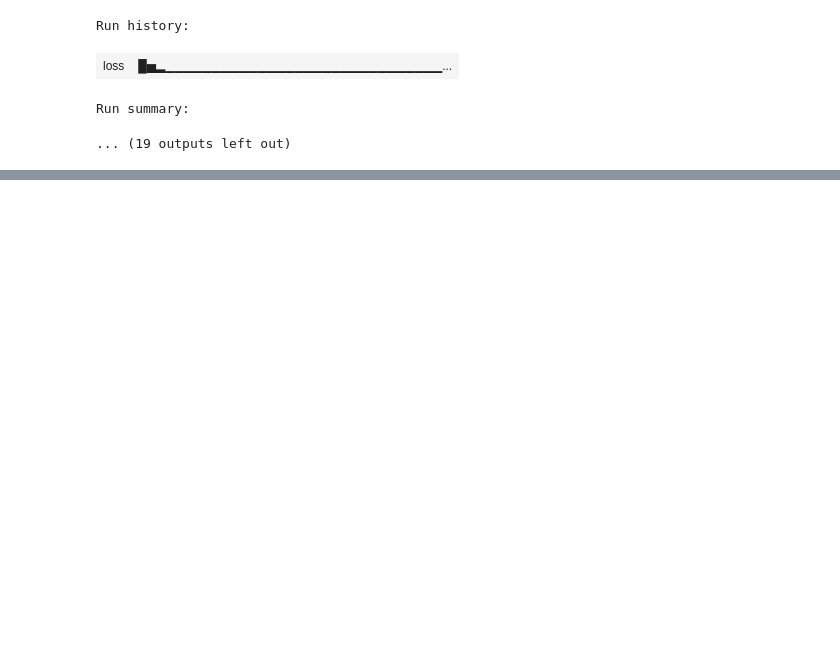
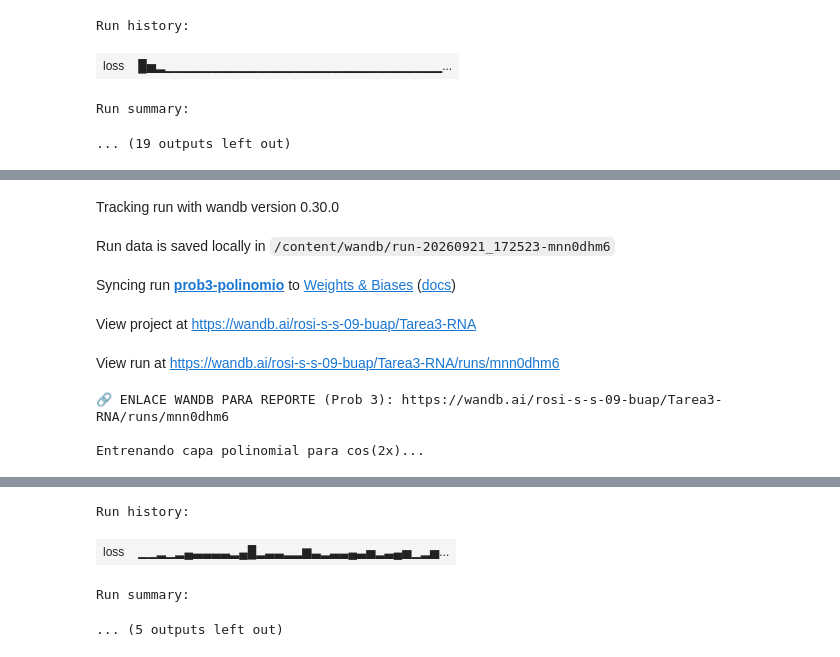
Before and after one commit to RossSS09/Tarea3-Redes-Neuronales-EDOs, a Jupyter notebook: Tarea3_Redes_Neuronales.ipynb, the cells around one changed output, grey strips where cells are left out. Cells and saved outputs as stored; diff of their text form; code cells hidden in the pictures; blank space fills up the shorter version.

Commit message:
Commit: Implementa capa entrenable de polinomio grado 3 para cos(2x)

```diff
--- a/Tarea3_Redes_Neuronales.ipynb
+++ b/Tarea3_Redes_Neuronales.ipynb
@@ -136,3 +136,66 @@ Run history:
 | loss | █▅▂▁▁▁▁▁▁▁▁▁▁▁▁▁▁▁▁▁▁▁▁▁▁▁▁▁▁▁▁▁▁... |
 Run summary:
 ... (19 outputs left out)
+# %%
+import numpy as np
+import tensorflow as tf
+import matplotlib.pyplot as plt
+import wandb
+
+# 1. Insertar API Key de WandB
+wandb.login(key="API KEY")
+
+# PROBLEMA 3: Capa Polinomial Entrenable
+class CapaPolinomio(tf.keras.layers.Layer):
+    def __init__(self, **kwargs):
+        super(CapaPolinomio, self).__init__(**kwargs)
+
+    def build(self, input_shape):
+        # Declarar los 4 coeficientes como pesos entrenables (trainable=True)
+        self.a0 = self.add_weight(shape=(1,), initializer='zeros', trainable=True, name='a0')
+        self.a1 = self.add_weight(shape=(1,), initializer='random_normal', trainable=True, name='a1')
+        self.a2 = self.add_weight(shape=(1,), initializer='random_normal', trainable=True, name='a2')
+        self.a3 = self.add_weight(shape=(1,), initializer='random_normal', trainable=True, name='a3')
+
+    def call(self, inputs):
+        # f(x) = a0 + a1*x + a2*x^2 + a3*x^3
+        return self.a0 + self.a1 * inputs + self.a2 * tf.math.pow(inputs, 2) + self.a3 * tf.math.pow(inputs, 3)
+
+# 2. Generar datos en el intervalo [-1, 1]
+x_train = np.linspace(-1, 1, 1000).reshape(-1, 1)
+y_train = np.cos(2 * x_train) # Ajustar a f(x) = cos(2x)
+
+# 3. Iniciar WandB
+run_prob3 = wandb.init(project="Tarea3-RNA", name="prob3-polinomio")
+print(f"\n🔗 ENLACE WANDB PARA REPORTE (Prob 3): {run_prob3.url}\n")
+
+# 4. Construir y entrenar el modelo
+modelo_poli = tf.keras.Sequential([
+    CapaPolinomio(input_shape=(1,))
+])
+
+# Usamos un learning rate de 0.05 para que los coeficientes converjan más rápido
+modelo_poli.compile(optimizer=tf.keras.optimizers.Adam(learning_rate=0.05), loss='mse')
+
+print("Entrenando capa polinomial para cos(2x)...")
+historial_poli = modelo_poli.fit(x_train, y_train, epochs=250, verbose=0)
+
+# Registro manual en WandB
+for p in historial_poli.history['loss']:
+    wandb.log({"loss": p})
+wandb.finish()
+
+# 5. Resultados y Visualización
+y_pred = modelo_poli.predict(x_train)
+
+# Extraer los pesos finales aprendidos por la red
+pesos = modelo_poli.layers[0].get_weights()
+print(f"Coeficientes aprendidos: a0={pesos[0][0]:.4f}, a1={pesos[1][0]:.4f}, a2={pesos[2][0]:.4f}, a3={pesos[3][0]:.4f}")
+
+plt.figure(figsize=(8, 5))
+plt.plot(x_train, y_train, label="Analítica: cos(2x)", color='purple', linewidth=2)
+plt.plot(x_train, y_pred, label="Capa Polinomial", color='cyan', linestyle='dashed', linewidth=2)
+plt.title("Ajuste de Polinomio de Grado 3 a cos(2x)")
+plt.legend()
+plt.show()
+# %% [output]
@@ -138,0 +207,8 @@ Run summary:
+Tracking run with wandb version 0.30.0
+Run data is saved locally in /content/wandb/run-20260921_172523-mnn0dhm6
+Syncing run prob3-polinomio to Weights & Biases (docs)
+View project at https://wandb.ai/rosi-s-s-09-buap/Tarea3-RNA
+View run at https://wandb.ai/rosi-s-s-09-buap/Tarea3-RNA/runs/mnn0dhm6
+🔗 ENLACE WANDB PARA REPORTE (Prob 3): https://wandb.ai/rosi-s-s-09-buap/Tarea3-RNA/runs/mnn0dhm6
+
+Entrenando capa polinomial para cos(2x)...
@@ -138,0 +216,4 @@ Run summary:
+Run history:
+| loss | ▁▁▂▁▂▄▃▃▃▃▂▄█▂▃▃▂▂▆▃▂▃▃▄▃▅▂▃▄▅▁▂▅... |
+Run summary:
+... (5 outputs left out)
```
Also changed, not shown: parts of 1 cell of this notebook.
